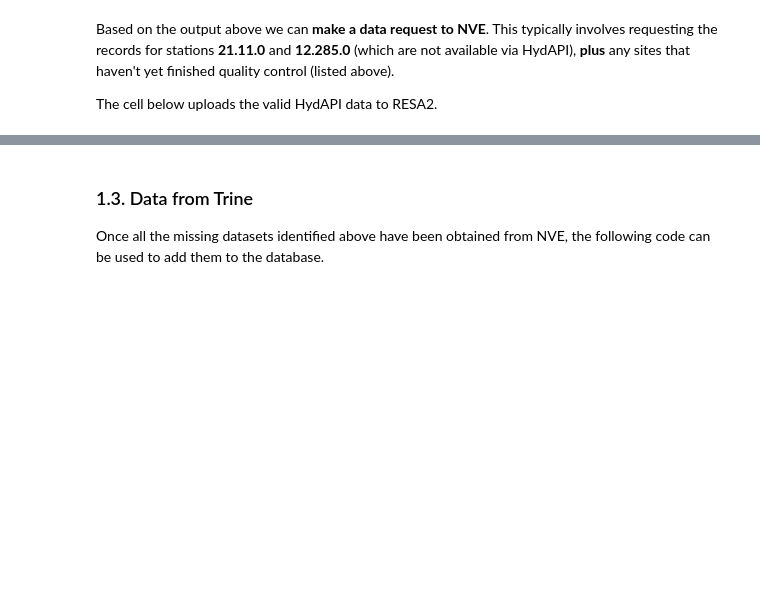
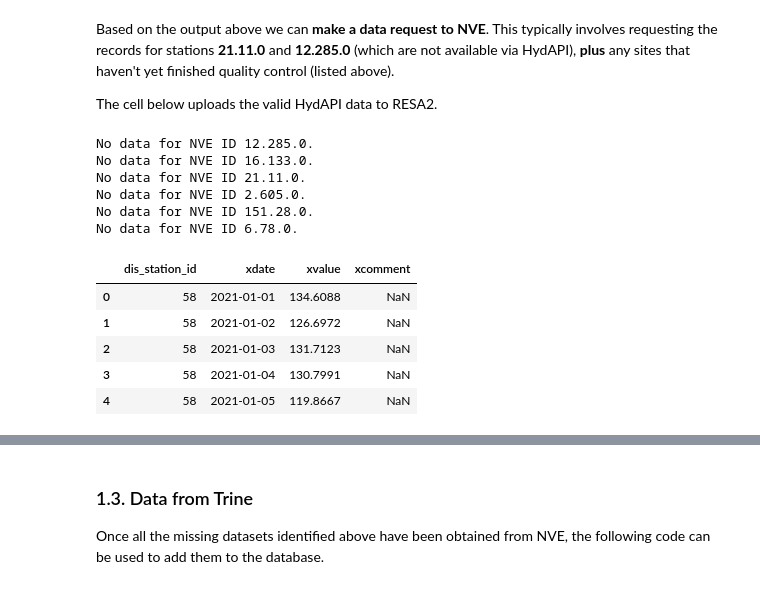
Before and after one commit to JamesSample/rid, a Jupyter notebook: notebooks/update_flow_nve_hydapi.ipynb, the cells around one changed output, grey strips where cells are left out. Cells and saved outputs as stored; diff of their text form; code cells hidden in the pictures; blank space fills up the shorter version.

```diff
--- a/notebooks/update_flow_nve_hydapi.ipynb
+++ b/notebooks/update_flow_nve_hydapi.ipynb
@@ -159,3 +215,19 @@ hydapi_q_df.head()
+# %%
+hydapi_q_df = process_hydapi_data_for_resa(resa_nve_df, q_df, eng)
+hydapi_q_df.head()
+# %% [output]
+No data for NVE ID 12.285.0.
+No data for NVE ID 16.133.0.
+No data for NVE ID 21.11.0.
+No data for NVE ID 2.605.0.
+No data for NVE ID 151.28.0.
+No data for NVE ID 6.78.0.
+|  | dis_station_id | xdate | xvalue | xcomment |
+| 0 | 58 | 2021-01-01 | 134.6088 | NaN |
+| 1 | 58 | 2021-01-02 | 126.6972 | NaN |
+| 2 | 58 | 2021-01-03 | 131.7123 | NaN |
+| 3 | 58 | 2021-01-04 | 130.7991 | NaN |
+| 4 | 58 | 2021-01-05 | 119.8667 | NaN |
 # %%
 # # Add new rows to database
 # hydapi_q_df.to_sql(
```
Also changed, not shown: parts of 20 cells of this notebook, 10 other files.
